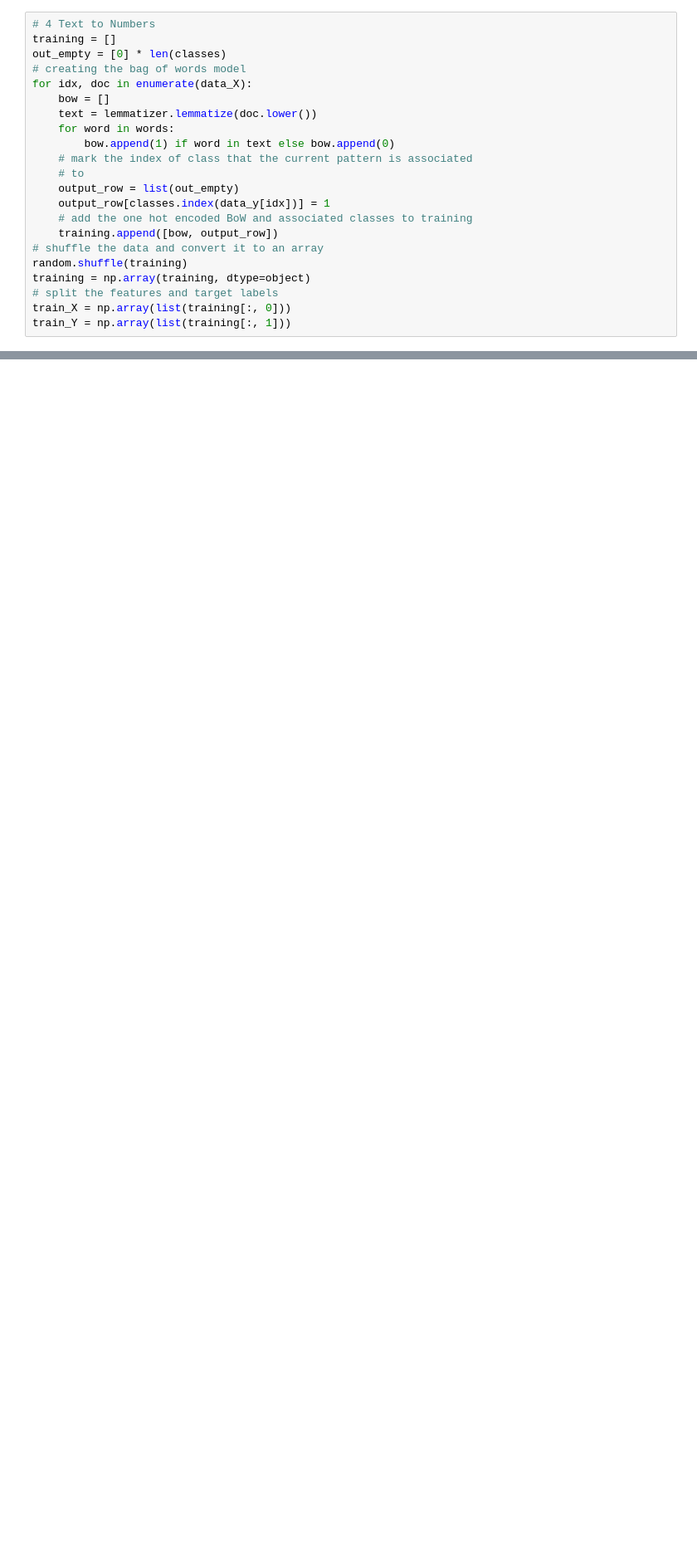
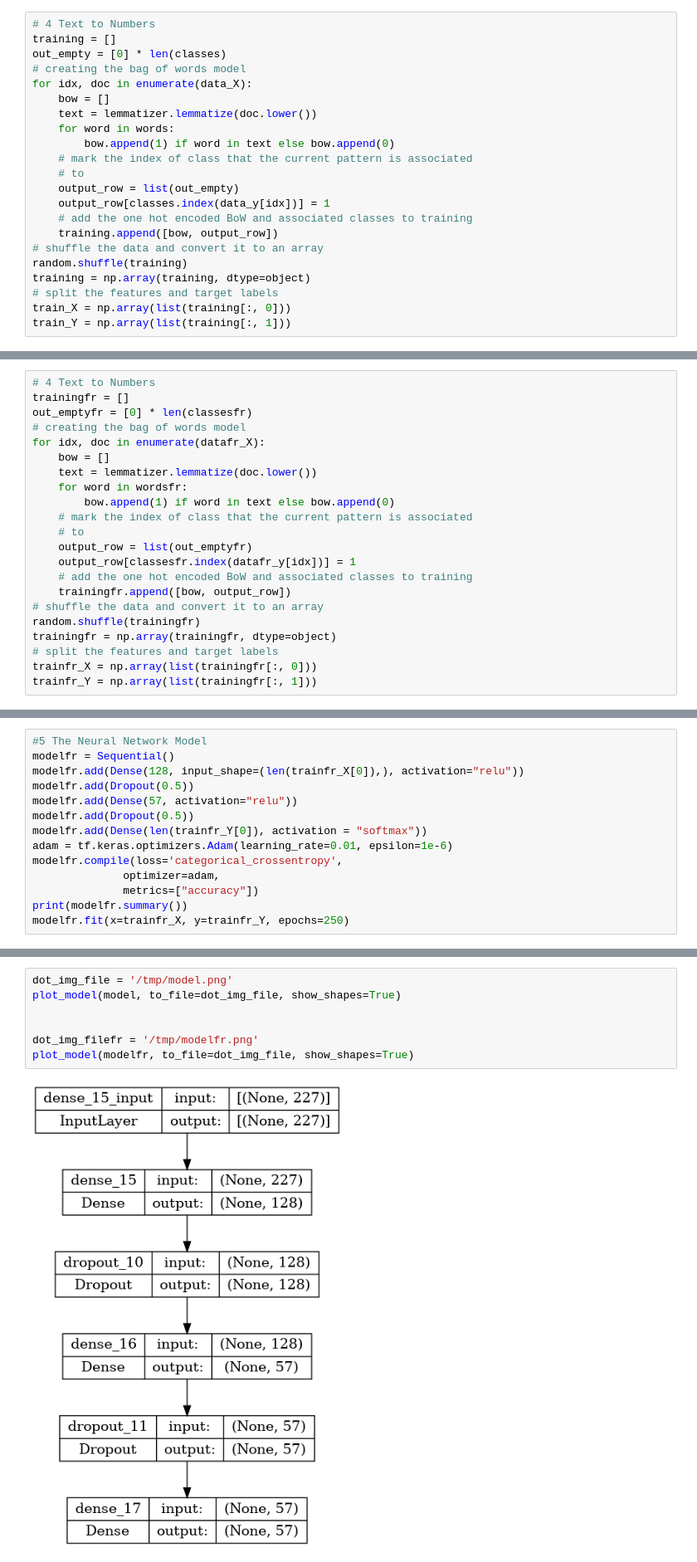
Before and after one commit to BorisDjoum/Bao_Chatbot, a Jupyter notebook: train.ipynb, the cells around one changed output, grey strips where cells are left out. Shown at 83% size. Saved outputs shown, nothing was run; the diff lists cells and outputs as text; blank space fills up the shorter version.

```diff
--- a/train.ipynb
+++ b/train.ipynb
@@ -109,0 +151,22 @@ train_Y = np.array(list(training[:, 1]))
+# %%
+# 4 Text to Numbers
+trainingfr = []
+out_emptyfr = [0] * len(classesfr)
+# creating the bag of words model
+for idx, doc in enumerate(datafr_X):
+    bow = []
+    text = lemmatizer.lemmatize(doc.lower())
+    for word in wordsfr:
+        bow.append(1) if word in text else bow.append(0)
+    # mark the index of class that the current pattern is associated
+    # to
+    output_row = list(out_emptyfr)
+    output_row[classesfr.index(datafr_y[idx])] = 1
+    # add the one hot encoded BoW and associated classes to training
+    trainingfr.append([bow, output_row])
+# shuffle the data and convert it to an array
+random.shuffle(trainingfr)
+trainingfr = np.array(trainingfr, dtype=object)
+# split the features and target labels
+trainfr_X = np.array(list(trainingfr[:, 0]))
+trainfr_Y = np.array(list(trainingfr[:, 1]))
@@ -162,0 +233,14 @@ Epoch 250/250
+# %%
+#5 The Neural Network Model
+modelfr = Sequential()
+modelfr.add(Dense(128, input_shape=(len(trainfr_X[0]),), activation="relu"))
+modelfr.add(Dropout(0.5))
+modelfr.add(Dense(57, activation="relu"))
+modelfr.add(Dropout(0.5))
+modelfr.add(Dense(len(trainfr_Y[0]), activation = "softmax"))
+adam = tf.keras.optimizers.Adam(learning_rate=0.01, epsilon=1e-6)
+modelfr.compile(loss='categorical_crossentropy',
+              optimizer=adam,
+              metrics=["accuracy"])
+print(modelfr.summary())
+modelfr.fit(x=trainfr_X, y=trainfr_Y, epochs=250)
@@ -163,2 +266,11 @@ Epoch 250/250
+# %%
+dot_img_file = '/tmp/model.png'
+plot_model(model, to_file=dot_img_file, show_shapes=True)
+
+
+dot_img_filefr = '/tmp/modelfr.png'
+plot_model(modelfr, to_file=dot_img_file, show_shapes=True)
+# %% [output]
+[figure, added]
 # %%
 #7 to save the trained model
```
Also changed, not shown: parts of 22 cells of this notebook, 40 other files.
